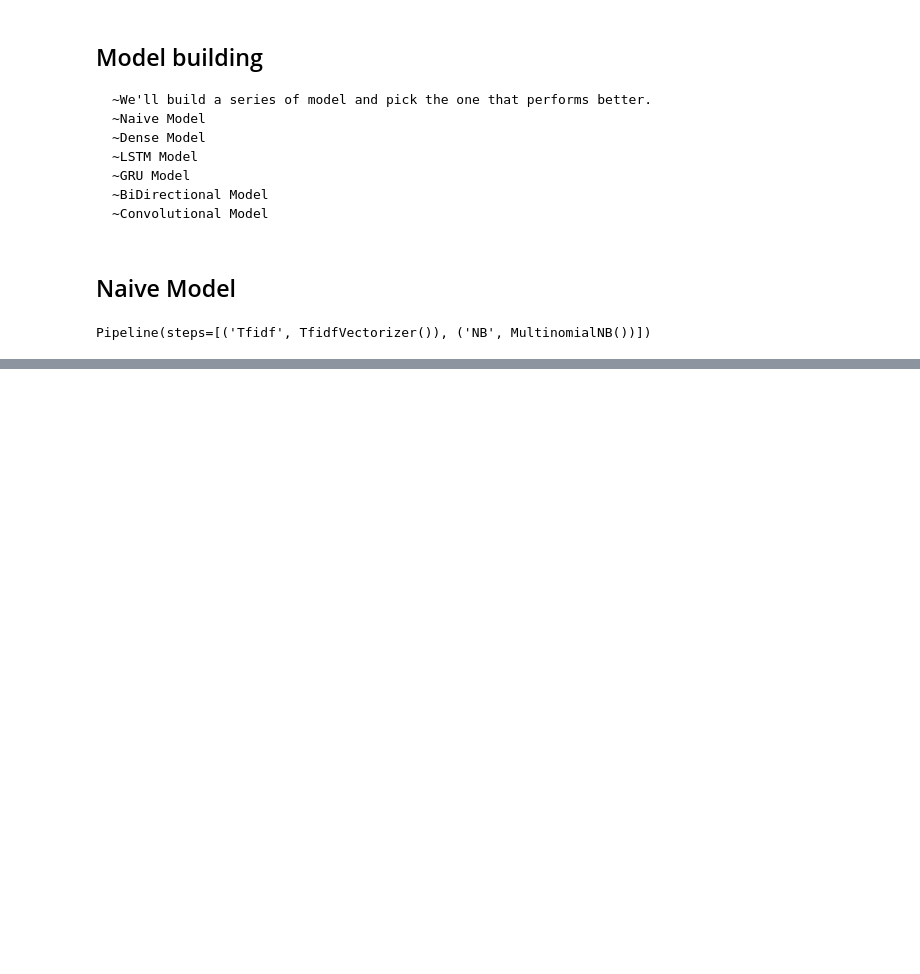
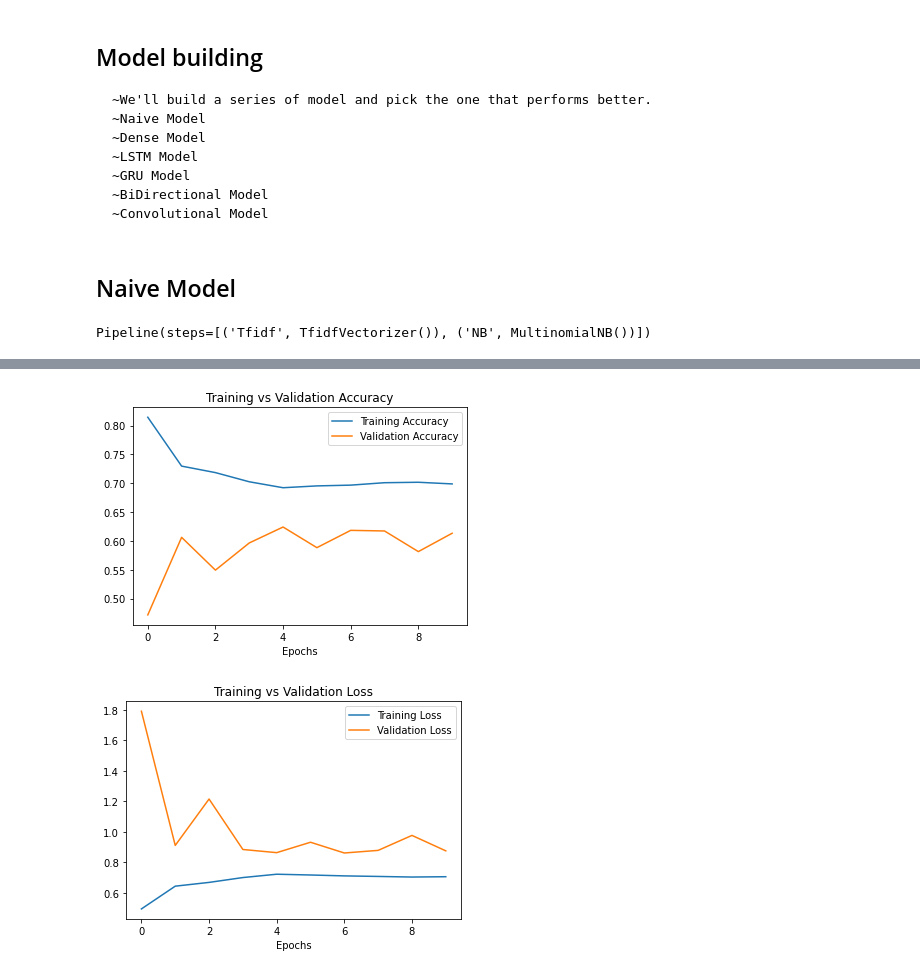
Before and after one commit to ahmad1jalal/Covid-Tweets-Classification, a Jupyter notebook: Covid-Tweets.ipynb, the cells around one changed output, grey strips where cells are left out. Saved outputs shown, nothing was run; the diff lists cells and outputs as text; code cells hidden in the pictures; blank space fills up the shorter version.

Commit message:
GRU Model

```diff
--- a/Covid-Tweets.ipynb
+++ b/Covid-Tweets.ipynb
@@ -859,0 +861,27 @@ plot_model(history_2)
+# %%
+# previously we build scikit-learn naive model, let's build our first deep learning model...
+
+# define the input layer.....
+inputs = layers.Input(shape=(1,),dtype="string")
+# pass the input layer to tokenization....
+x = token(inputs)
+# pass the token into embedd layer.....
+x = embedd(x)
+
+# hidden layer.....
+x = layers.Dense(128,activation="relu")(x)
+# adding the 2nd layers....
+x = layers.Dense(64,activation="relu")(x)
+# adding the output layer....
+# adding the globalaverage layer...
+x = layers.GRU(64,return_sequences=True)(x)
+x = layers.GRU(32,)(x)
+output = layers.Dense(3,activation="softmax")(x)
+
+# model building....
+model_3 = tensorflow.keras.Model(inputs,output,name="Dense_Model")
+
+# compiling the model...
+model_3.compile(loss="categorical_crossentropy",
+               optimizer="rmsprop",
+               metrics=["accuracy"])
@@ -859,0 +909,7 @@ plot_model(history_2)
+# %%
+# fitting the model to data....
+history_3 = model_3.fit(X_train,y_train,
+                       epochs=10,
+                       validation_data=(X_test,y_test),
+                        validation_split = int(len(X_test) * 0.25),
+                        callbacks = [tf.keras.callbacks.EarlyStopping(patience=3)])
@@ -859,0 +958,6 @@ plot_model(history_2)
+# %%
+# plot the model performance....
+plot_model(history_3)
+# %% [output]
+[figure, added]
+[figure, added]
```
Also changed, not shown: parts of 52 cells of this notebook.
